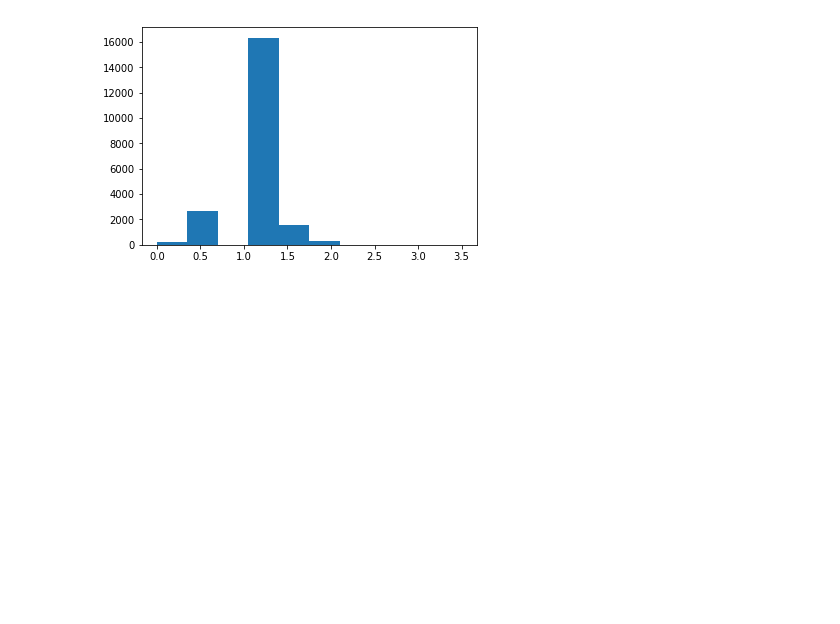
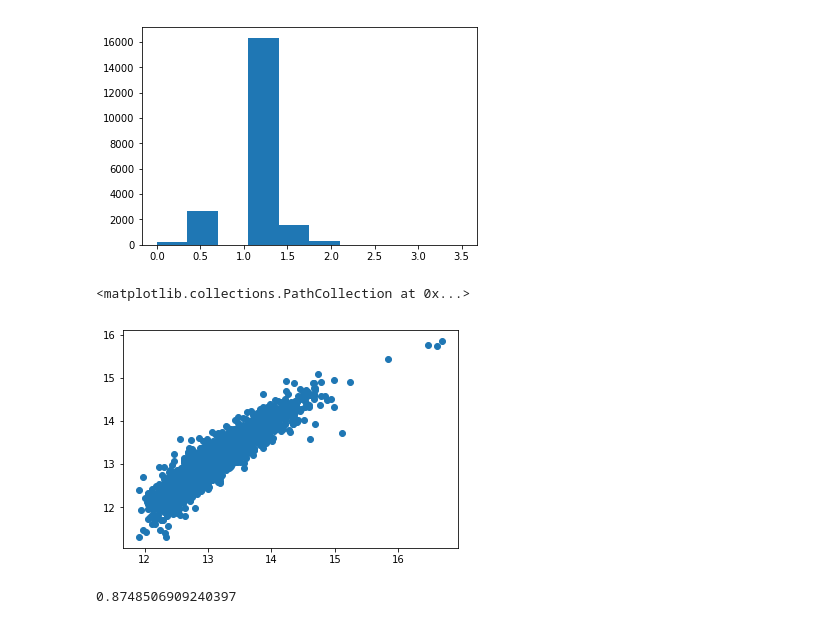
Before and after one commit to dmart49/Mod1Project, a Jupyter notebook: data_cleaning.ipynb, the cells around one changed output. Saved outputs shown, nothing was run; the diff lists cells and outputs as text; code cells hidden in the pictures; blank space fills up the shorter version.

```diff
--- a/data_cleaning.ipynb
+++ b/data_cleaning.ipynb
@@ -258,0 +251,4 @@ everything.reset_index(inplace=True)
+# %%
+houses_with_zips = pd.concat([kc_houses,zips],axis =1)
+# %%
+houses_with_zips.drop(columns = ['zipcode'],inplace=True)
@@ -258,0 +257,16 @@ everything.reset_index(inplace=True)
+# %%
+everything = houses_with_zips.drop(columns = ['id','date','price','sqft_lot','sqft_lot15','sqft_living15'])
+target = houses_with_zips['price']
+# %%
+everything_train, everything_test, target_train, target_test = train_test_split(everything,target,test_size=.2)
+# %%
+mod = house_model.fit(everything_train,np.log(target_train))
+y_pred = mod.predict(everything_test)
+plt.scatter(y_pred,np.log(target_test))
+# %% [output]
+<matplotlib.collections.PathCollection at 0x...>
+[figure, added]
+# %%
+explained_variance_score(np.log(target_test),y_pred)#is this logic correct?
+# %% [output]
+0.8748506909240397
```
Also changed, not shown: parts of 36 cells of this notebook.
